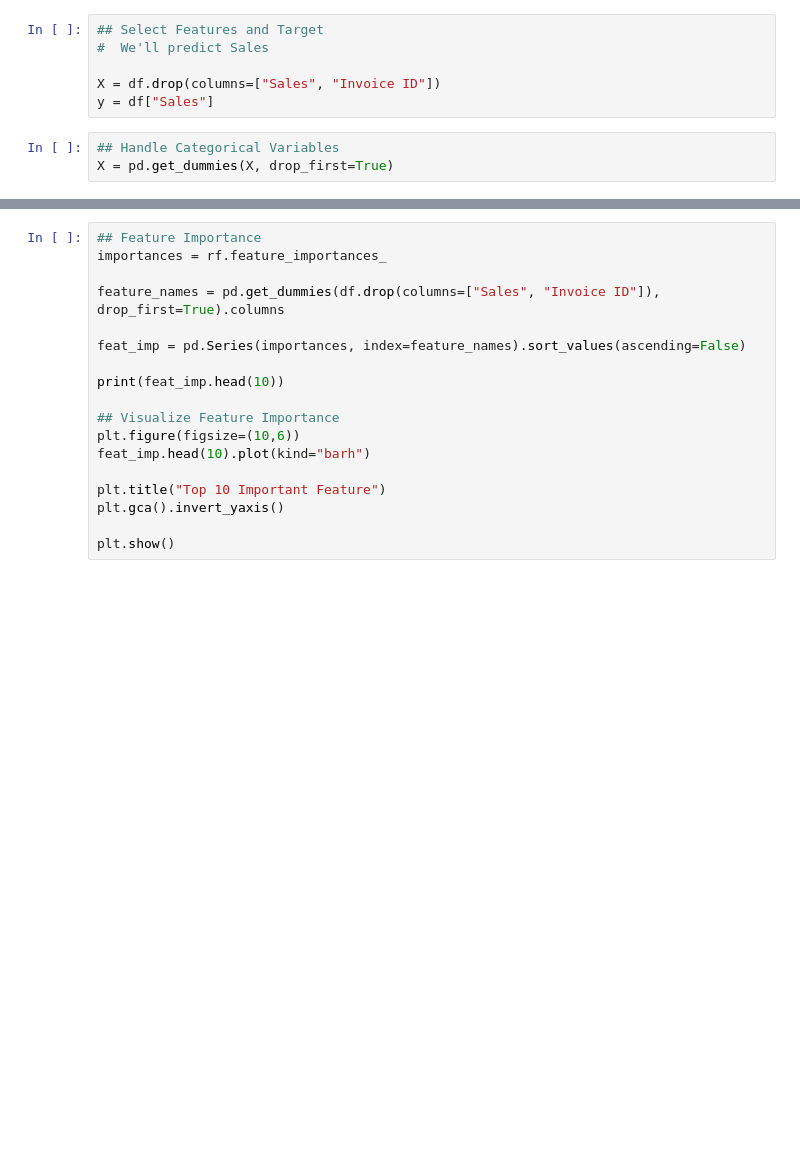
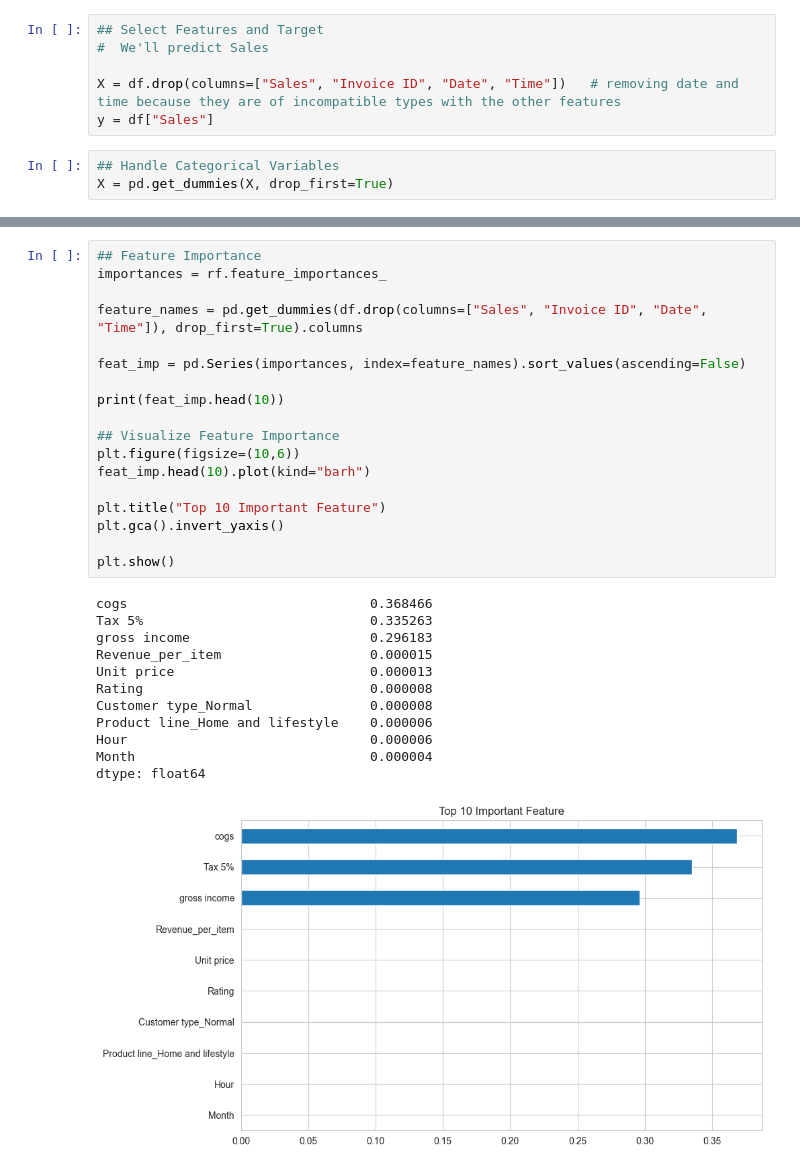
Before and after one commit to GL1TH/supermarket, a Jupyter notebook: Supermarket_project.ipynb, the cells around one changed output, grey strips where cells are left out. Drawn from its saved outputs; the diff is of its cells as text; blank space fills up the shorter version.

Commit message:
Fixed DTypePromotionError and other bugs in code.

```diff
--- a/Supermarket_project.ipynb
+++ b/Supermarket_project.ipynb
@@ -437,7 +438,7 @@ df["Month"] = df["Date"].dt.month
 ## Select Features and Target
 #  We'll predict Sales
 
-X = df.drop(columns=["Sales", "Invoice ID"])
+X = df.drop(columns=["Sales", "Invoice ID", "Date", "Time"])   # removing date and time because they are of incompatible types with the other features
 y = df["Sales"]
 # %%
 ## Handle Categorical Variables
@@ -480,18 +485,31 @@ print("RF R2:", r2_score(y_test, y_pred_rf))
 # %%
 ## Feature Importance
 importances = rf.feature_importances_
 
-feature_names = pd.get_dummies(df.drop(columns=["Sales", "Invoice ID"]), drop_first=True).columns
+feature_names = pd.get_dummies(df.drop(columns=["Sales", "Invoice ID", "Date", "Time"]), drop_first=True).columns
 
 feat_imp = pd.Series(importances, index=feature_names).sort_values(ascending=False)
 
 print(feat_imp.head(10))
 
 ## Visualize Feature Importance
 plt.figure(figsize=(10,6))
 feat_imp.head(10).plot(kind="barh")
 
 plt.title("Top 10 Important Feature")
 plt.gca().invert_yaxis()
 
 plt.show()
+# %% [output]
+cogs                               0.368466
+Tax 5%                             0.335263
+gross income                       0.296183
+Revenue_per_item                   0.000015
+Unit price                         0.000013
+Rating                             0.000008
+Customer type_Normal               0.000008
+Product line_Home and lifestyle    0.000006
+Hour                               0.000006
+Month                              0.000004
+dtype: float64
+[figure, added]
```
Also changed, not shown: parts of 4 cells of this notebook.
